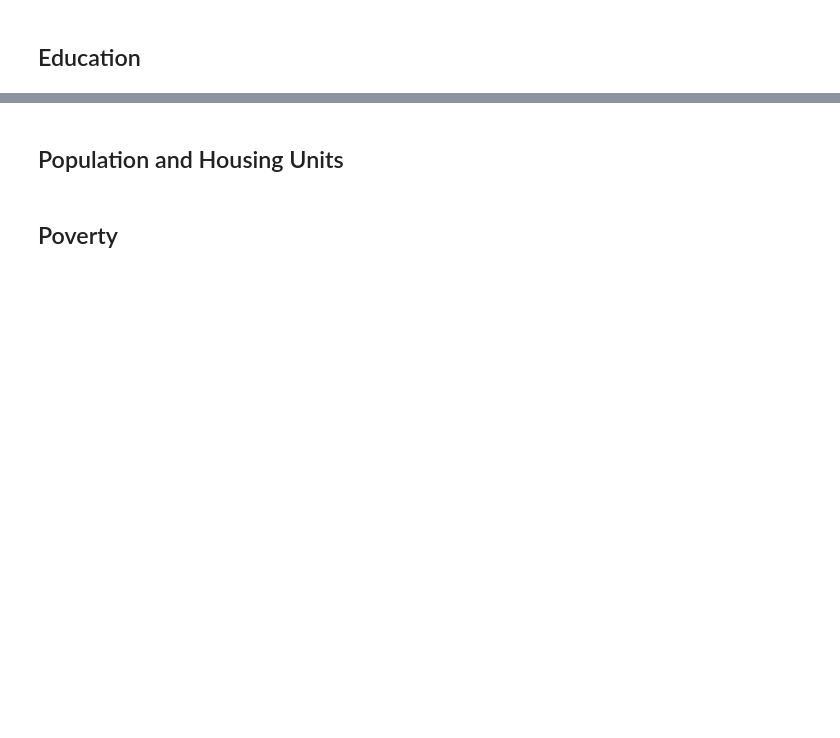
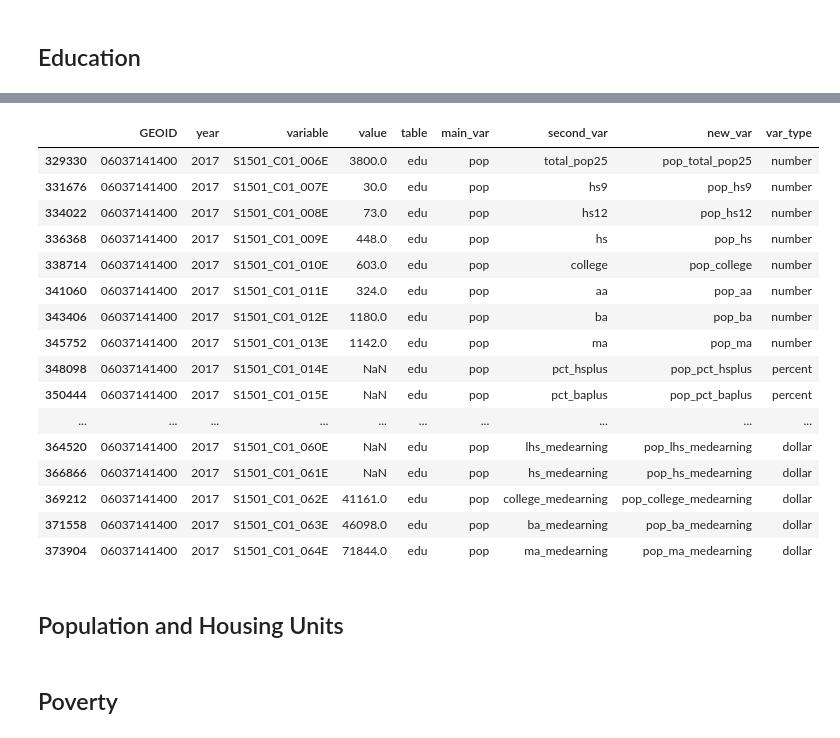
Before and after one commit to CityOfLosAngeles/hcid-cdbg-metrics, a Jupyter notebook: notebooks/02-reshape-census.ipynb, the cells around one changed output, grey strips where cells are left out. Cells and saved outputs as stored; diff of their text form; code cells hidden in the pictures; blank space fills up the shorter version.

```diff
--- a/notebooks/02-reshape-census.ipynb
+++ b/notebooks/02-reshape-census.ipynb
@@ -149,3 +262,23 @@ edu['var_type'] = edu.apply(edu_type, axis = 1)
+# %%
+edu[edu.year==2017]
+# %% [output]
+|  | GEOID | year | variable | value | table | main_var | second_var | new_var | var_type |
+| 329330 | 06037141400 | 2017 | S1501_C01_006E | 3800.0 | edu | pop | total_pop25 | pop_total_pop25 | number |
+| 331676 | 06037141400 | 2017 | S1501_C01_007E | 30.0 | edu | pop | hs9 | pop_hs9 | number |
+| 334022 | 06037141400 | 2017 | S1501_C01_008E | 73.0 | edu | pop | hs12 | pop_hs12 | number |
+| 336368 | 06037141400 | 2017 | S1501_C01_009E | 448.0 | edu | pop | hs | pop_hs | number |
+| 338714 | 06037141400 | 2017 | S1501_C01_010E | 603.0 | edu | pop | college | pop_college | number |
+| 341060 | 06037141400 | 2017 | S1501_C01_011E | 324.0 | edu | pop | aa | pop_aa | number |
+| 343406 | 06037141400 | 2017 | S1501_C01_012E | 1180.0 | edu | pop | ba | pop_ba | number |
+| 345752 | 06037141400 | 2017 | S1501_C01_013E | 1142.0 | edu | pop | ma | pop_ma | number |
+| 348098 | 06037141400 | 2017 | S1501_C01_014E | NaN | edu | pop | pct_hsplus | pop_pct_hsplus | percent |
+| 350444 | 06037141400 | 2017 | S1501_C01_015E | NaN | edu | pop | pct_baplus | pop_pct_baplus | percent |
+| ... | ... | ... | ... | ... | ... | ... | ... | ... | ... |
+| 364520 | 06037141400 | 2017 | S1501_C01_060E | NaN | edu | pop | lhs_medearning | pop_lhs_medearning | dollar |
+| 366866 | 06037141400 | 2017 | S1501_C01_061E | NaN | edu | pop | hs_medearning | pop_hs_medearning | dollar |
+| 369212 | 06037141400 | 2017 | S1501_C01_062E | 41161.0 | edu | pop | college_medearning | pop_college_medearning | dollar |
+| 371558 | 06037141400 | 2017 | S1501_C01_063E | 46098.0 | edu | pop | ba_medearning | pop_ba_medearning | dollar |
+| 373904 | 06037141400 | 2017 | S1501_C01_064E | 71844.0 | edu | pop | ma_medearning | pop_ma_medearning | dollar |
 # %%
 # Replace values that were percents with numbers
 def edu_adjust(row):
```
Also changed, not shown: parts of 21 cells of this notebook, 2 other files.
